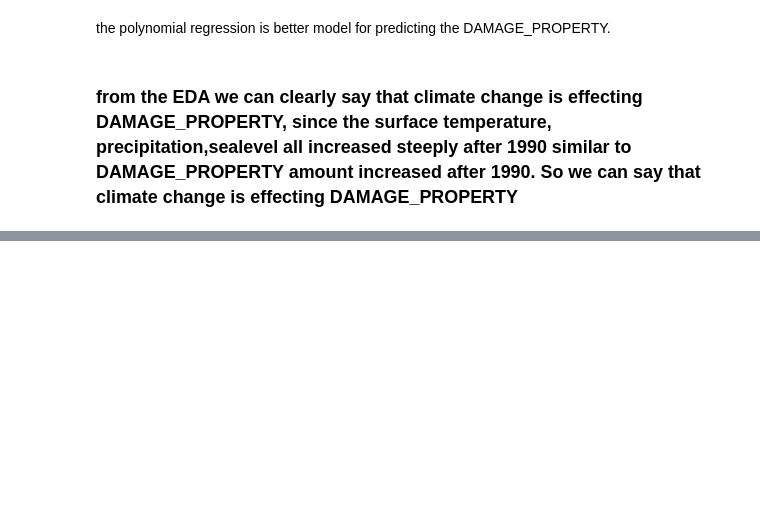
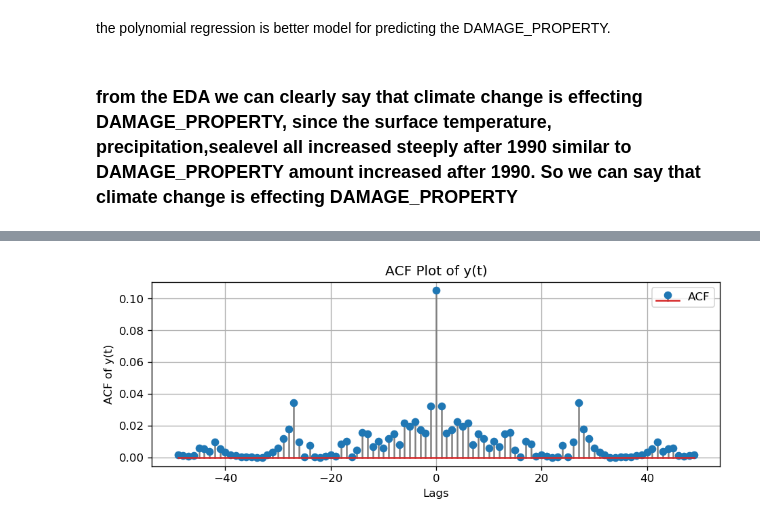
Before and after one commit to Pranay-yanarp/datathon_sept_2021, a Jupyter notebook: sept_datathon_pranay.ipynb, the cells around one changed output, grey strips where cells are left out. Saved outputs shown, nothing was run; the diff lists cells and outputs as text; code cells hidden in the pictures; blank space fills up the shorter version.

```diff
--- a/sept_datathon_pranay.ipynb
+++ b/sept_datathon_pranay.ipynb
@@ -366,0 +451,24 @@ the polynomial regression is better model for predicting the DAMAGE_PROPERTY.
+# %%
+def auto_correlation_cal(series, lags):
+    y = np.array(series).copy()
+    y_mean = np.mean(series)
+    cor = []
+    for lag in np.arange(1, lags + 1):
+        num1 = y[lag:] - y_mean
+        num2 = y[:-lag] - y_mean
+        num = sum(num1 * num2)
+        den = sum((y - y_mean) ** 2)
+        cor.append(num / den)
+    return pd.Series(cor)
+
+lags=50
+acf = auto_correlation_cal(y, lags)
+plt.stem(np.arange(-lags+1, lags ), np.hstack(((acf[::-1])[:-1],acf)), linefmt='grey', markerfmt='o')
+plt.title("ACF Plot of y(t)")
+plt.xlabel("Lags")
+plt.ylabel("ACF of y(t)")
+plt.grid()
+plt.legend(["ACF"], loc='upper right')
+plt.show()
+# %% [output]
+[figure, added]
```
Also changed, not shown: parts of 16 cells of this notebook.
